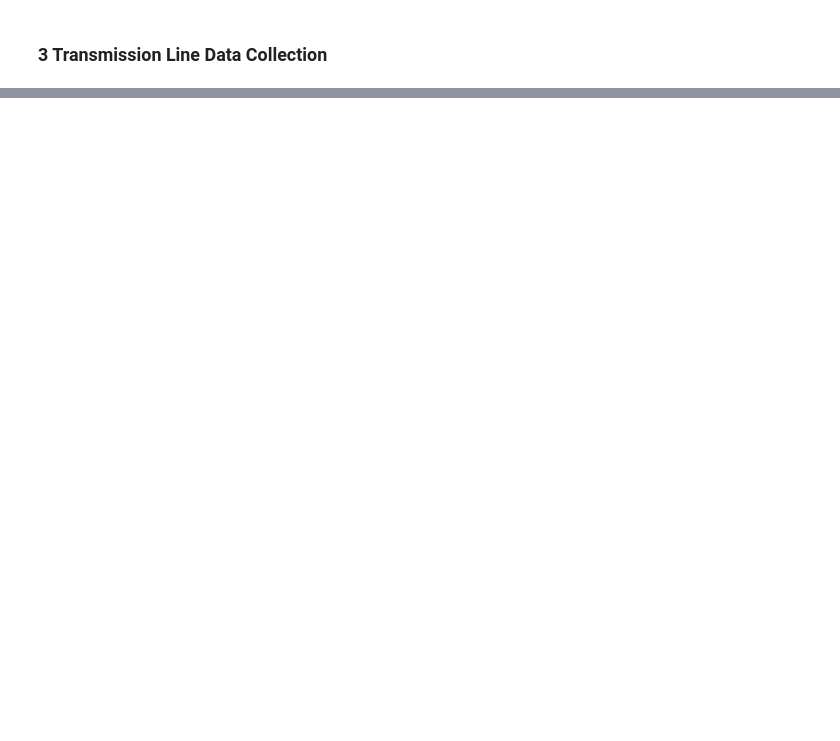
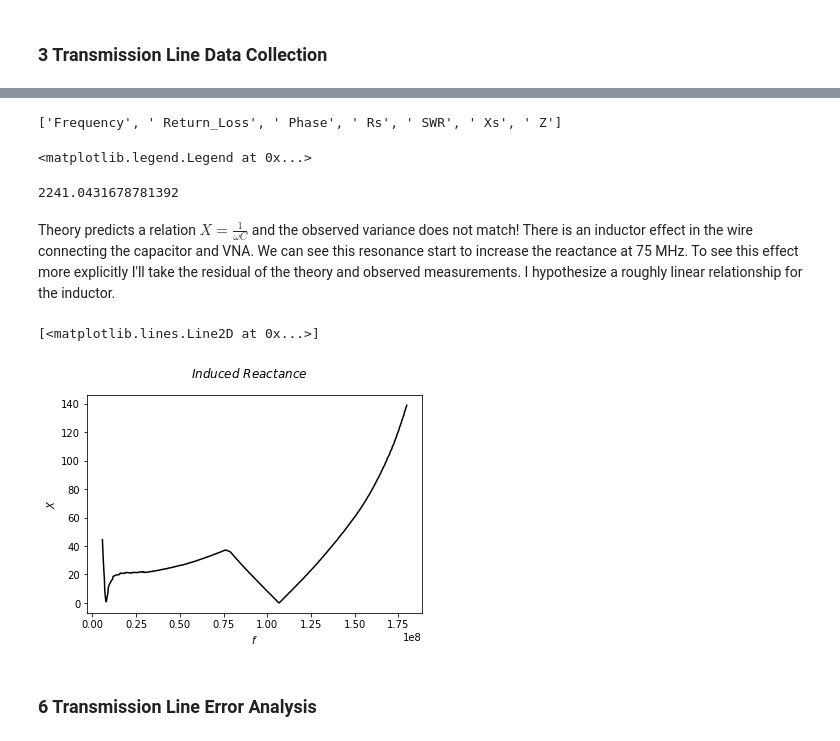
Before and after one commit to RyanGale-AK/Phys-3310-Lab-Notebook, a Jupyter notebook: Phys 3310 Lab Notebook.ipynb, the cells around one changed output, grey strips where cells are left out. Drawn from its saved outputs; the diff is of its cells as text; code cells hidden in the pictures; blank space fills up the shorter version.

```diff
--- a/Phys 3310 Lab Notebook.ipynb
+++ b/Phys 3310 Lab Notebook.ipynb
@@ -88,0 +103,9 @@ The resonance appears to be around 75 MHz (where the reactance, 2nd plot, goes t
+# %%
+import math
+import csv
+f = open('binding_post_reactance.csv', 'r', encoding="utf8")
+reader = csv.reader(f)
+headers = next(reader, None)
+headers
+# %% [output]
+['Frequency', ' Return_Loss', ' Phase', ' Rs', ' SWR', ' Xs', ' Z']
@@ -88,0 +143,23 @@ The resonance appears to be around 75 MHz (where the reactance, 2nd plot, goes t
+# %%
+# the low and high end frequency values produced reactance that greatly varied from theory.
+# I adjust my sample space to the data points that look closest to an inverse relation.
+freq = freq[25:]
+X = X[25:]
+theory = theory[25:]
+upper = upper[25:]
+lower = lower[25:]
+# %%
+import matplotlib.patches as mpatches
+import matplotlib.pyplot as p
+p.ylim(0, 600)
+p.ylabel('$X$')
+p.xlabel('$f$')
+p.suptitle('$Capacitor$ $Reactance$')
+p.plot(freq, X,'blue', label='$Observed$')
+p.plot(freq, theory,'black', label='$Theory$')
+p.plot(freq, upper,'red', label='$Upper-Bound$ $Error$')
+p.plot(freq, lower,'purple', label='$Lower-Bound$ $Error$')
+
+p.legend(bbox_to_anchor=(.98, .98), loc=0, borderaxespad=0.)
+# %% [output]
+<matplotlib.legend.Legend at 0x...>
@@ -88,0 +174,20 @@ The resonance appears to be around 75 MHz (where the reactance, 2nd plot, goes t
+# %%
+variance(X,theory)
+# %% [output]
+2241.0431678781392
+# %% [markdown]
+Theory predicts a relation $X=\frac{1}{\omega C}$ and the observed variance does not match!  There is an inductor effect in the wire connecting the capacitor and VNA.  We can see this resonance start to increase the reactance at 75 MHz.  To see this effect more explicitly I'll take the residual of the theory and observed measurements.  I hypothesize a roughly linear relationship for the inductor.
+# %%
+induced = []
+for i in range(0,len(theory)):
+    induced.append(abs(theory[i]-X[i]))
+
+p.ylabel('$X$')
+p.xlabel('$f$')
+p.suptitle('$Induced$ $Reactance$')
+p.plot(freq, induced,'black', label='$Observed$')
+# %% [output]
+[<matplotlib.lines.Line2D at 0x...>]
+[figure, added]
+# %% [markdown]
+### 6 Transmission Line Error Analysis
```
Also changed, not shown: parts of 10 cells of this notebook, 4 other files.
